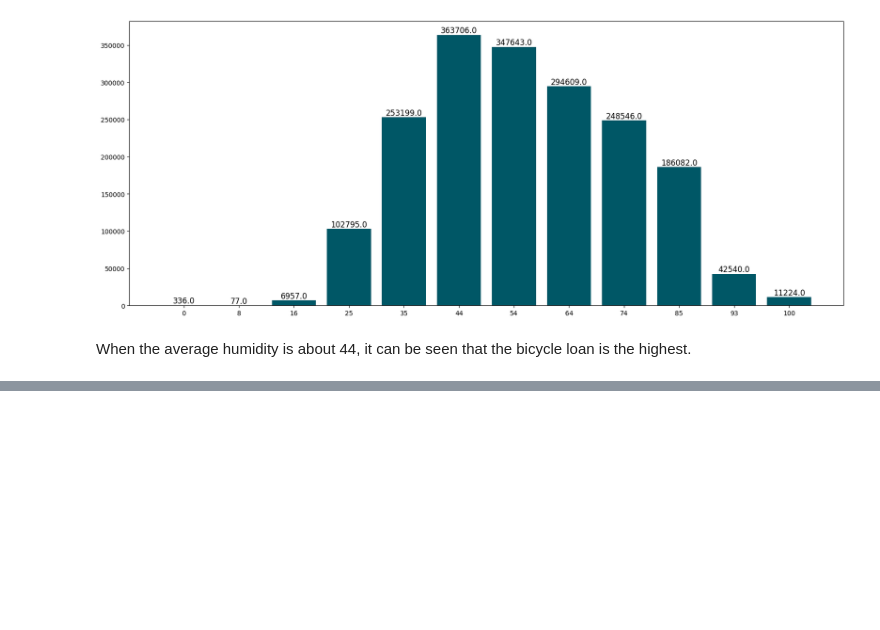
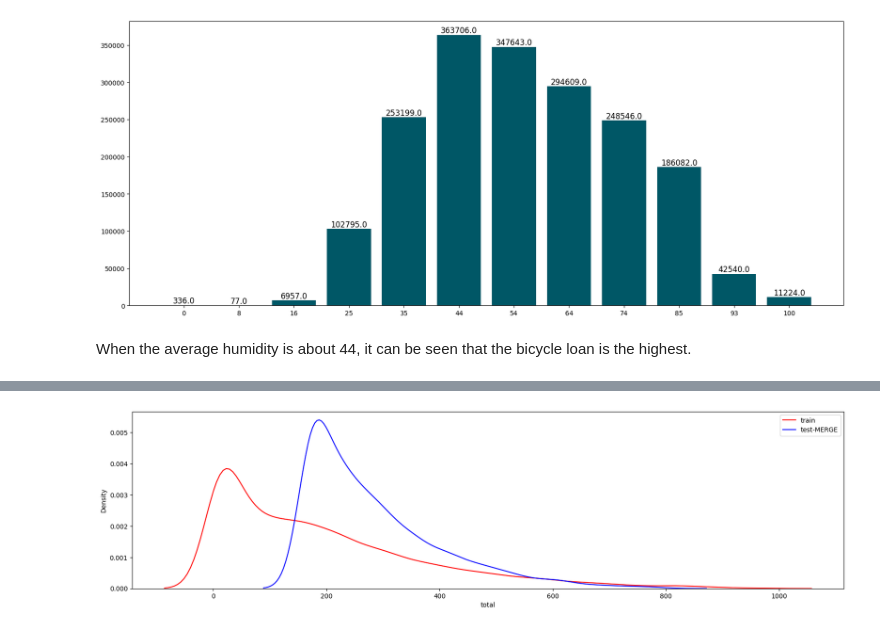
Before and after one commit to TasyaTR17/capstoneproject3, a Jupyter notebook: capstonecode.ipynb, the cells around one changed output, grey strips where cells are left out. Saved outputs shown, nothing was run; the diff lists cells and outputs as text; code cells hidden in the pictures; blank space fills up the shorter version.

```diff
--- a/capstonecode.ipynb
+++ b/capstonecode.ipynb
@@ -978,0 +1005,9 @@ Predicted y values: [[195.49069]
+# %%
+plt.figure(figsize=(20,5))
+ax1 = sns.kdeplot(y_train, label = 'train',color="red")
+ax2 = sns.kdeplot(final_pred, label = 'test-MERGE',color="blue")
+
+plt.legend()
+plt.show()
+# %% [output]
+[figure, added]
```
Also changed, not shown: parts of 25 cells of this notebook, 5 other files.
